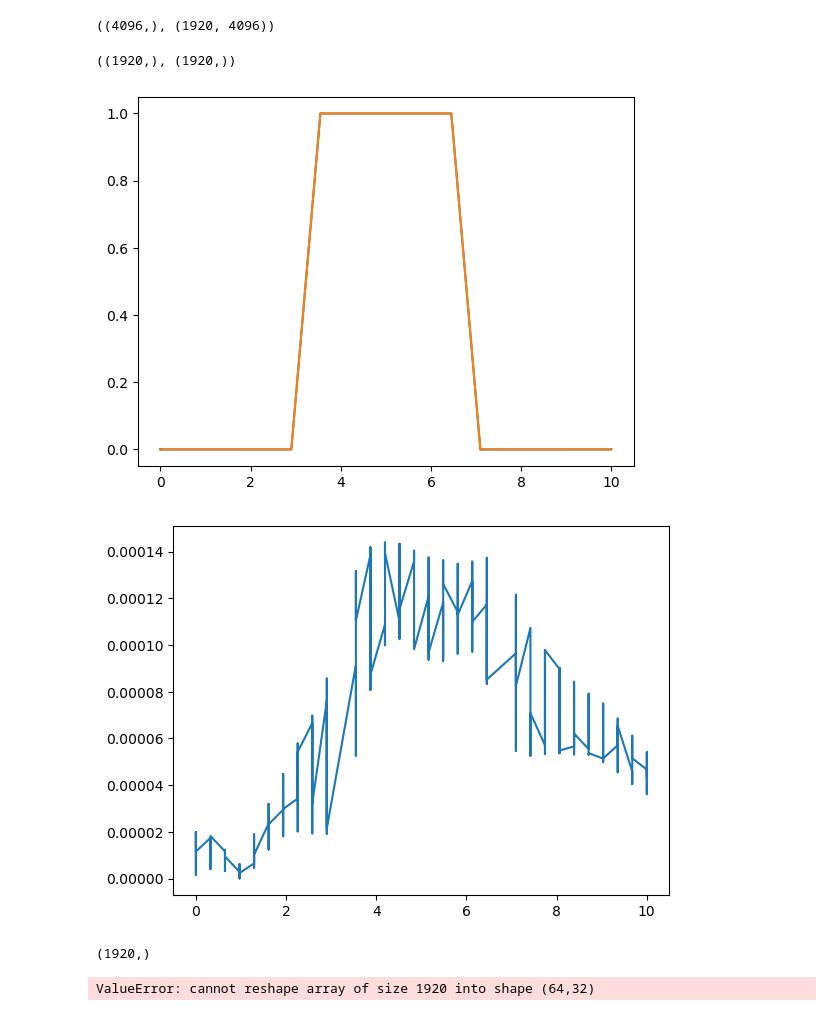
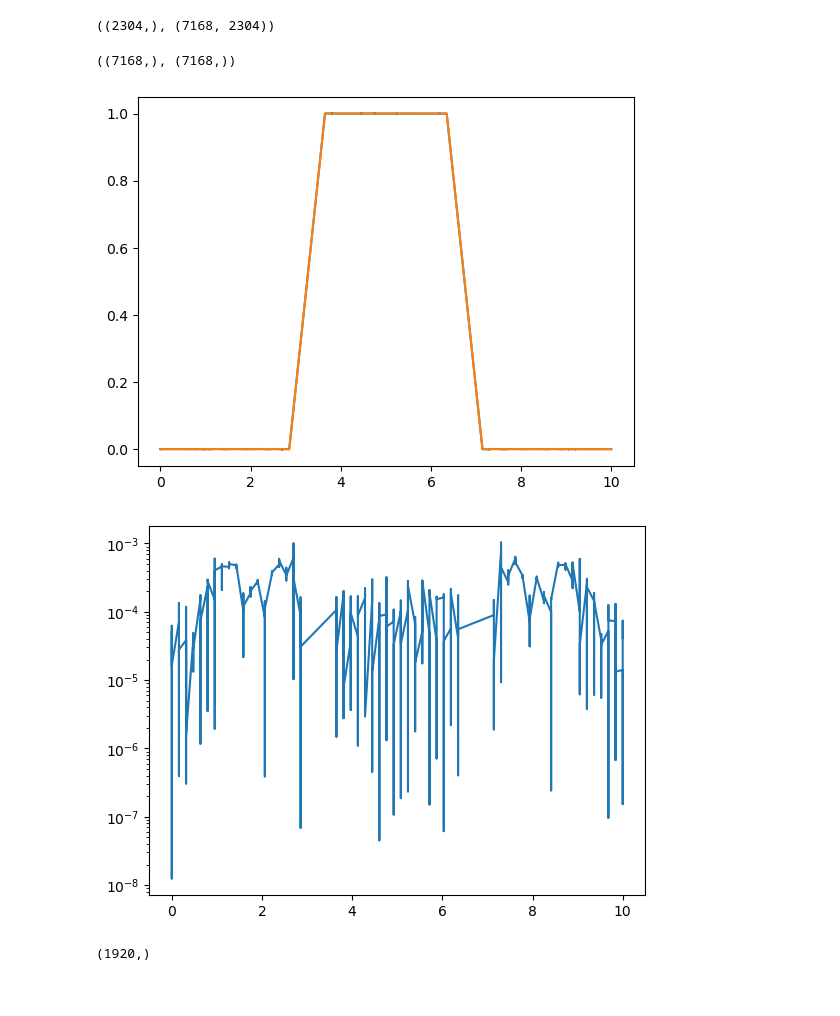
Before and after one commit to jeremyiwk/OpticsModel, a Jupyter notebook: notebook_scratch/element_geomtry.ipynb, the cells around one changed output. Drawn from its saved outputs; the diff is of its cells as text; code cells hidden in the pictures.

Commit message:
checked out more values for the error in the least squares BEM

```diff
--- a/notebook_scratch/element_geomtry.ipynb
+++ b/notebook_scratch/element_geomtry.ipynb
@@ -21,10 +21,10 @@ ax = plt.axes(projection='3d')
 voltage = 1
 
 zmin, zmax = 0, sum(element_dimensions)
-zres = 32
+zres = 64
 
 thetamin,thetamax = 0, 2*np.pi
-thetares = 64
+thetares = 128
 
 radius = 1
 
@@ -84,7 +84,7 @@ zmin, zmax = zelem.min(), zelem.max()
 rmin, rmax = 0, 4*radius
 tmin, tmax = 0, 2*np.pi
 
-xres, yres, zres, rres, tres = 10, 10, 32, 8, 16
+xres, yres, zres, rres, tres = 10, 10, 12, 8, 24
 
 xl, yl, zl = np.linspace(xmin,xmax,xres), np.linspace(ymin,ymax,yres), np.linspace(zmin,zmax,zres)
 
@@ -155,34 +157,31 @@ plt.show()
 # %%
 charge_density.shape, inv_r_matrix.shape
 # %% [output]
-((4096,), (1920, 4096))
+((2304,), (7168, 2304))
 # %%
 image_potential = inv_r_matrix@charge_density
 # %%
 image_potential.shape, z_rav.shape
 # %% [output]
-((1920,), (1920,))
+((7168,), (7168,))
 # %%
 plt.plot(np.sort(z_rav), image_potential[np.argsort(z_rav)])
 plt.plot(np.sort(zelem), potentialelem[np.argsort(zelem)]);
 # %% [output]
-[figure, old version]
+[figure, new version]
 # %%
 
 
 error = np.abs(image_potential - potentialelem)/np.abs(potentialelem.max())
 
-plt.plot(np.sort(z_rav), error[np.argsort(z_rav)]);
+plt.plot(np.sort(z_rav), error[np.argsort(z_rav)])
+plt.yscale('log')
 # %% [output]
-[figure, old version]
+[figure, new version]
 # %%
 xelem.shape
 # %% [output]
 (1920,)
-# %%
-image_potential_grid = image_potential.reshape(xdata.shape)
-# %% [output]
-ValueError: cannot reshape array of size 1920 into shape (64,32)
 # %%
 # fig = plt.figure(figsize=(10,10))
 # ax = plt.axes(projection='3d')
```
Also changed, not shown: parts of 7 cells of this notebook, 1 other file.
